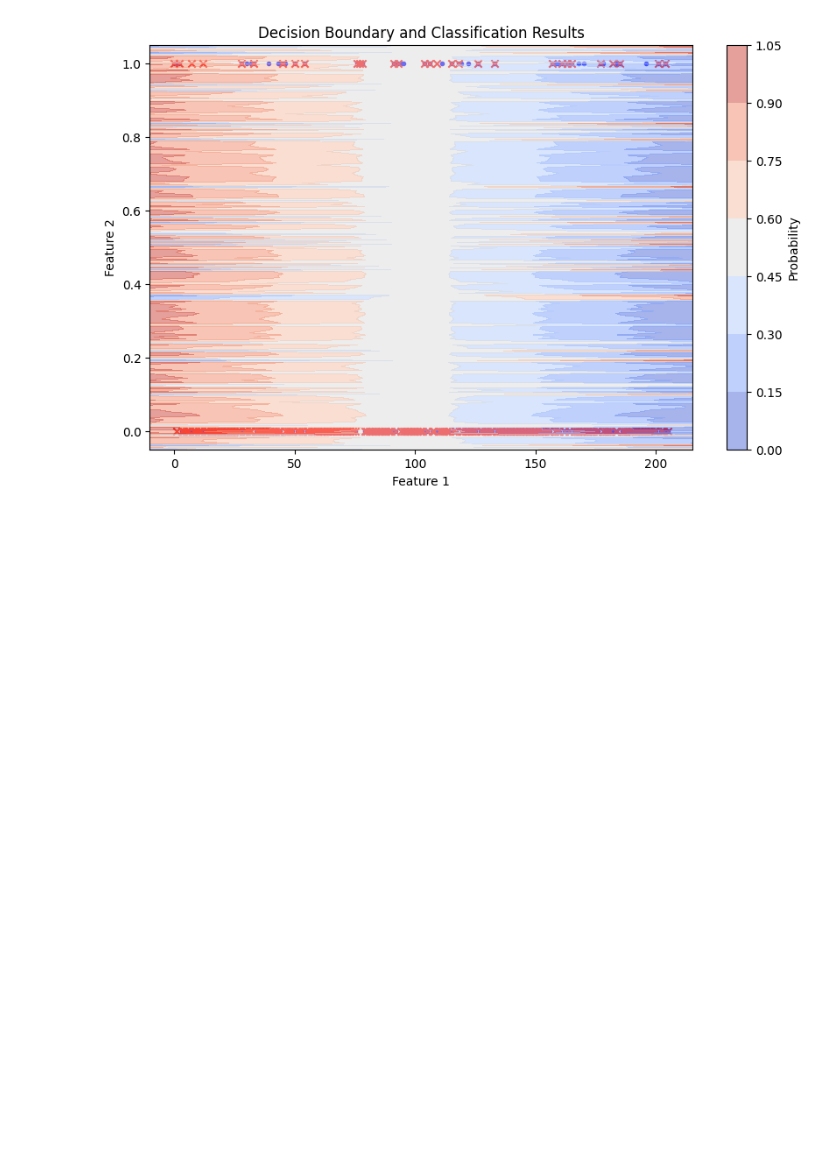
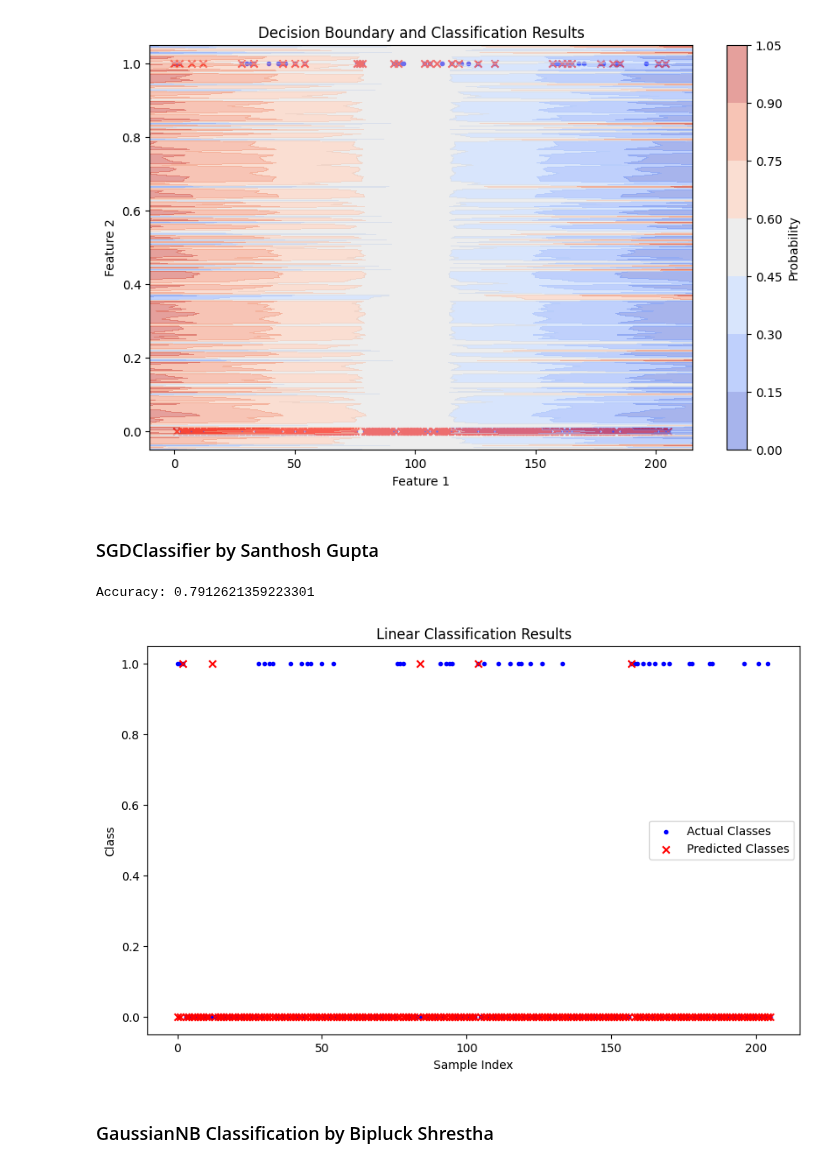
Before and after one commit to Suraj6E/ModelOptimization, a Jupyter notebook: Classification.ipynb, the cells around one changed output. Drawn from its saved outputs; the diff is of its cells as text; code cells hidden in the pictures; blank space fills up the shorter version.

Commit message:
Classification and Regression task included for all group members

```diff
--- a/GaussianClassification.ipynb
+++ b/Classification.ipynb
@@ -315,3 +315,34 @@ plt.title('Decision Boundary and Classification Results')
 plt.show()
 # %% [output]
 [figure]
+# %% [markdown]
+### SGDClassifier by Santhosh Gupta
+# %%
+from sklearn.linear_model import SGDClassifier
+# Initialize the linear classifier (SGDClassifier)
+clf = SGDClassifier(loss='hinge', max_iter=1000, random_state=42)
+
+# Train the classifier
+clf.fit(X_train, y_train)
+
+# Make predictions on the test set
+y_pred = clf.predict(X_test)
+
+# Calculate accuracy
+accuracy = accuracy_score(y_test, y_pred)
+print("Accuracy:", accuracy)
+
+
+plt.figure(figsize=(10, 6))
+plt.scatter(range(len(y_test)), y_test, c='blue', label='Actual Classes', marker='.')
+plt.scatter(range(len(y_pred)), y_pred, c='red', label='Predicted Classes', marker='x')
+plt.xlabel('Sample Index')
+plt.ylabel('Class')
+plt.title('Linear Classification Results')
+plt.legend()
+plt.show()
+# %% [output]
+Accuracy: 0.7912621359223301
+[figure, added]
+# %% [markdown]
+### GaussianNB Classification by Bipluck Shrestha
```
Also changed, not shown: parts of 1 cell of this notebook, 2 other files.
